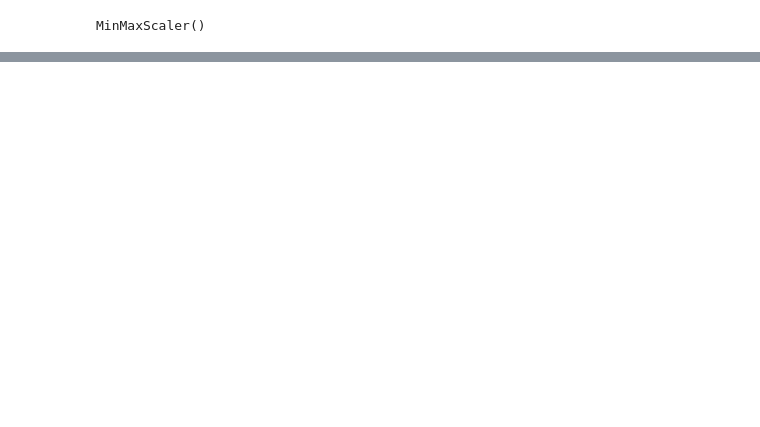
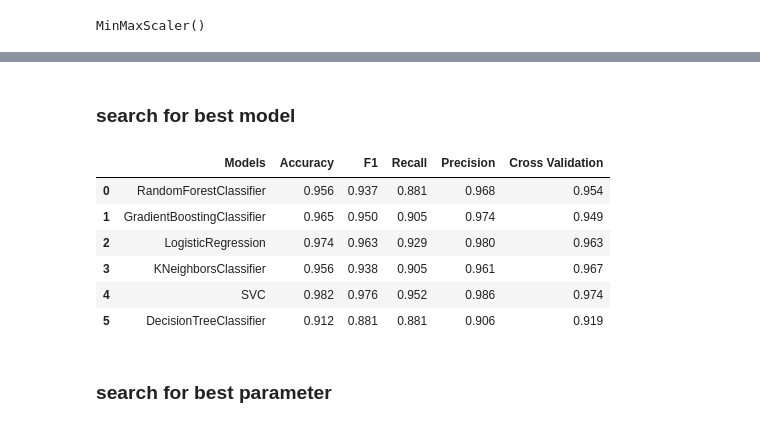
Before and after one commit to yandiher/breast_cancer_detection, a Jupyter notebook: breast_cancer_detection.ipynb, the cells around one changed output, grey strips where cells are left out. Drawn from its saved outputs; the diff is of its cells as text; code cells hidden in the pictures; blank space fills up the shorter version.

```diff
--- a/breast_cancer_detection.ipynb
+++ b/breast_cancer_detection.ipynb
@@ -153,0 +143,2 @@ array([[0.20961711, 0.03753805, 0.20420151, ..., 0.30783505, 0.28602405,
+# %% [markdown]
+### search for best model
@@ -153,0 +159,50 @@ array([[0.20961711, 0.03753805, 0.20420151, ..., 0.30783505, 0.28602405,
+# %%
+accuracy = []
+f1 = []
+recall = []
+precision = []
+cross_validation = []
+
+for model in models:
+    clf = model.fit(xTrain, yTrain)
+    pred = model.predict(xTest)
+    accuracy_model = accuracy_score(y_true=yTest, y_pred=pred)
+    accuracy.append(accuracy_model)
+
+    f1_model = f1_score(y_true=yTest, y_pred=pred)
+    f1.append(f1_model)
+
+    recall_model = recall_score(y_true=yTest, y_pred=pred)
+    recall.append(recall_model)
+
+    precision_model = precision_score(y_true=yTest, y_pred=pred, average='macro')
+    precision.append(precision_model)
+
+    cv = cross_val_score(estimator=model, X=xTrain, y=yTrain, cv=5).mean()
+    cross_validation.append(cv)
+
+names = pd.Series(data=names)
+accuracy = pd.Series(data=accuracy)
+f1 = pd.Series(data=f1)
+recall = pd.Series(data=recall)
+precision = pd.Series(data=precision)
+cross_validation = pd.Series(data=cross_validation)
+
+score_model = pd.DataFrame({'Models': names,
+                            'Accuracy': accuracy,
+                            'F1': f1,
+                            'Recall': recall,
+                            'Precision': precision,
+                            'Cross Validation': cross_validation})
+# %%
+score_model.round(3)
+# %% [output]
+|  | Models | Accuracy | F1 | Recall | Precision | Cross Validation |
+| 0 | RandomForestClassifier | 0.956 | 0.937 | 0.881 | 0.968 | 0.954 |
+| 1 | GradientBoostingClassifier | 0.965 | 0.950 | 0.905 | 0.974 | 0.949 |
+| 2 | LogisticRegression | 0.974 | 0.963 | 0.929 | 0.980 | 0.963 |
+| 3 | KNeighborsClassifier | 0.956 | 0.938 | 0.905 | 0.961 | 0.967 |
+| 4 | SVC | 0.982 | 0.976 | 0.952 | 0.986 | 0.974 |
+| 5 | DecisionTreeClassifier | 0.912 | 0.881 | 0.881 | 0.906 | 0.919 |
+# %% [markdown]
+### search for best parameter
```
Also changed, not shown: parts of 16 cells of this notebook.
